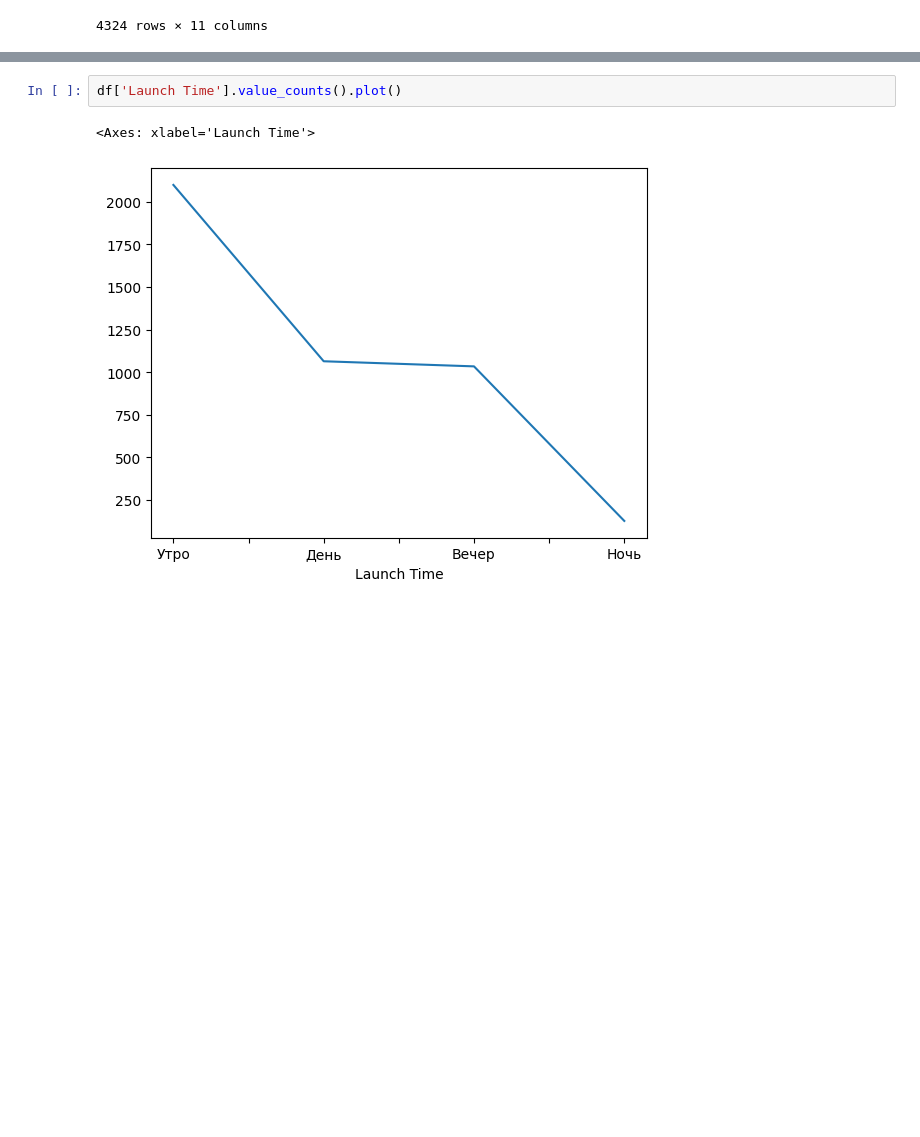
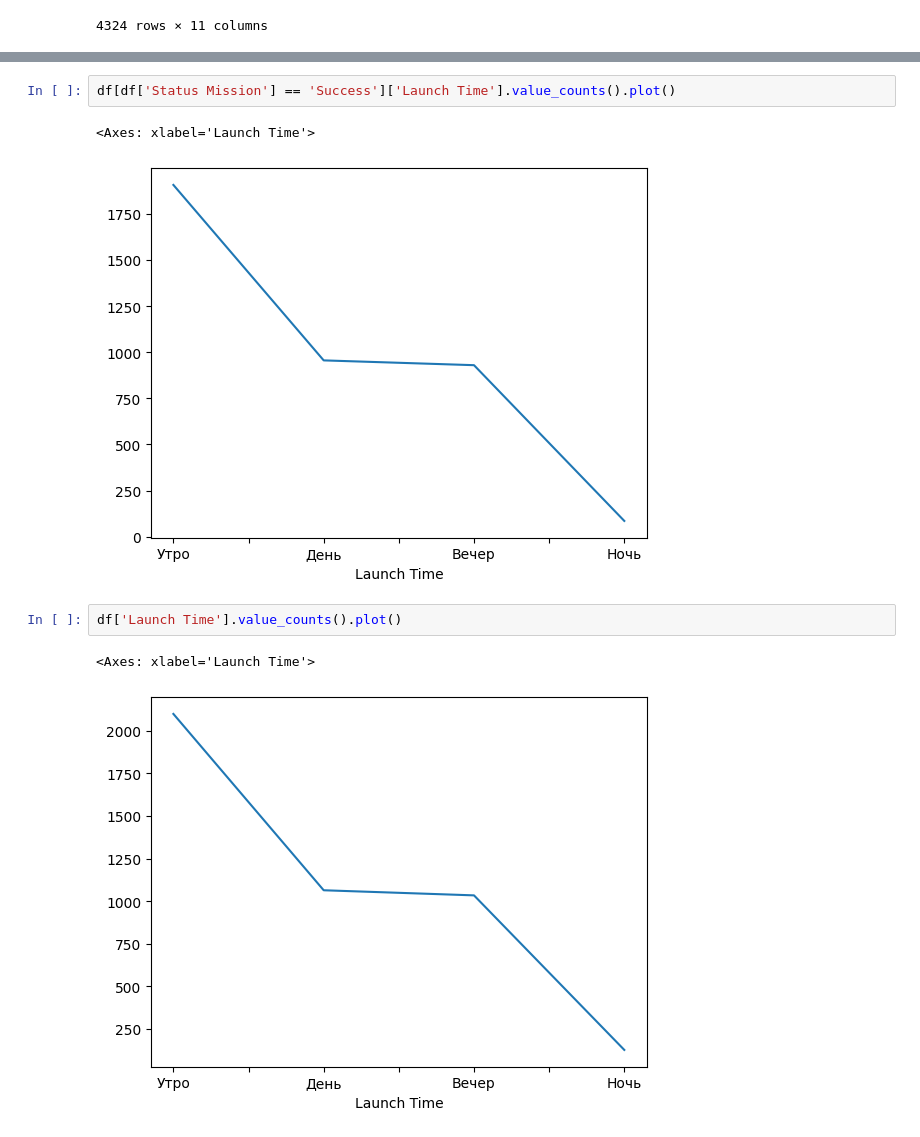
Before and after one commit to Netdaem0n/ALG_data_analyze, a Jupyter notebook: notebooks/lesson4.ipynb, the cells around one changed output, grey strips where cells are left out. Drawn from its saved outputs; the diff is of its cells as text; blank space fills up the shorter version.

```diff
--- a/notebooks/lesson4.ipynb
+++ b/notebooks/lesson4.ipynb
@@ -147,3 +211,8 @@ df
+# %%
+df[df['Status Mission'] == 'Success']['Launch Time'].value_counts().plot()
+# %% [output]
+<Axes: xlabel='Launch Time'>
+[figure, added]
 # %%
 df['Launch Time'].value_counts().plot()
 # %% [output]
```
Also changed, not shown: parts of 7 cells of this notebook.
